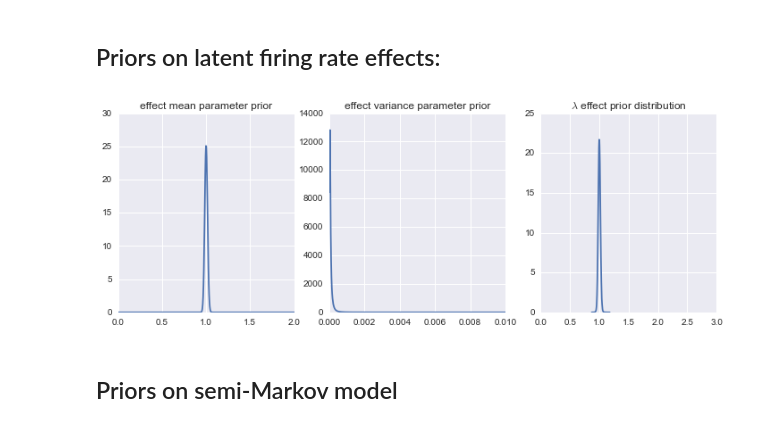
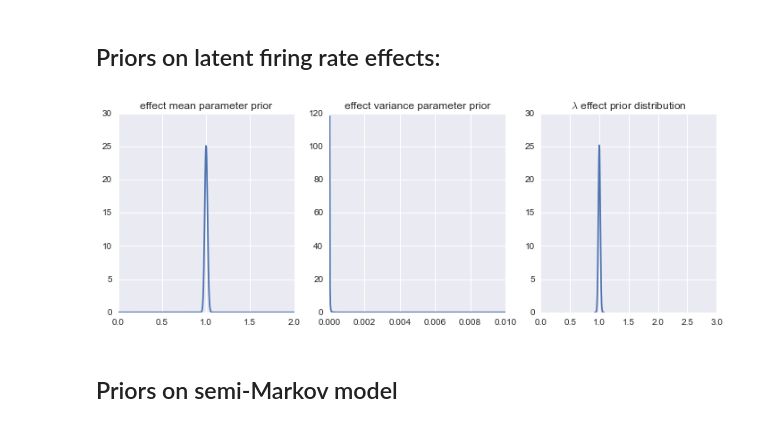
Before and after one commit to pearsonlab/spiketopics, a Jupyter notebook: gamma_model_hsmm_integration_test.ipynb, the cells around one changed output. Cells and saved outputs as stored; diff of their text form; code cells hidden in the pictures.

```diff
--- a/gamma_model_hsmm_integration_test.ipynb
+++ b/gamma_model_hsmm_integration_test.ipynb
@@ -296,37 +296,37 @@ plt.xlabel('spikes per second');
 K = 5
 # %%
 fr_shape_shape = 2. * np.ones((K,))
-fr_shape_rate = (1. / T) * np.ones((K,))
+fr_shape_rate = (.01 / T) * np.ones((K,))
 fr_mean_shape = 0.4 * T * np.ones((K,))
 fr_mean_rate = 0.4 * T * np.ones((K,))
 
 fr_latent_dict = ({
             'prior_shape_shape': fr_shape_shape,
             'prior_shape_rate': fr_shape_rate,
             'prior_mean_shape': fr_mean_shape,
             'prior_mean_rate': fr_mean_rate})
 
 # make some plots
 plt.figure(figsize=(12, 4))
 
 plt.subplot(1, 3, 1)
 xx = np.linspace(0, 2, 500)
 plt.plot(xx, stats.invgamma.pdf(xx, a=fr_mean_shape[0], scale=fr_mean_rate[0]))
 plt.title('effect mean parameter prior');
 
 plt.subplot(1, 3, 2)
 xx = np.linspace(0, 0.01, 500)
 plt.plot(xx, stats.invgamma.pdf(xx, a=fr_shape_shape[0], scale=fr_shape_rate[0]))
 plt.title('effect variance parameter prior');
 
 plt.subplot(1, 3, 3)
 samples = gamma_from_hypers([fr_mean_shape[0], fr_mean_rate[0]],
                             [fr_shape_shape[0], fr_shape_rate[0]], 1e5)
 sns.kdeplot(samples, gridsize=5000, clip=(0, 5))
 plt.title(r'$\lambda$ effect prior distribution')
 plt.xlim(0, 3);
 # %% [output]
-[figure, old version]
+[figure, new version]
 # %% [markdown]
 ## Priors on semi-Markov model
 # %% [markdown]
```
Also changed, not shown: parts of 26 cells of this notebook.
